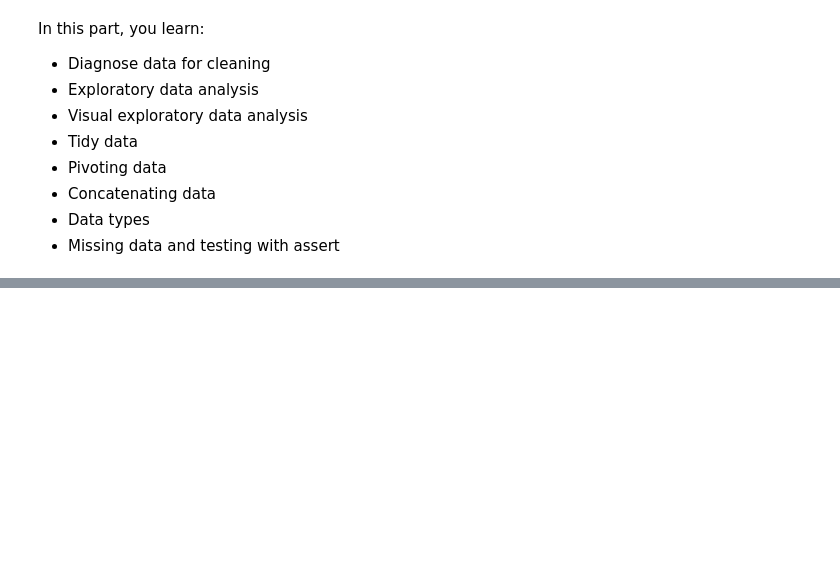
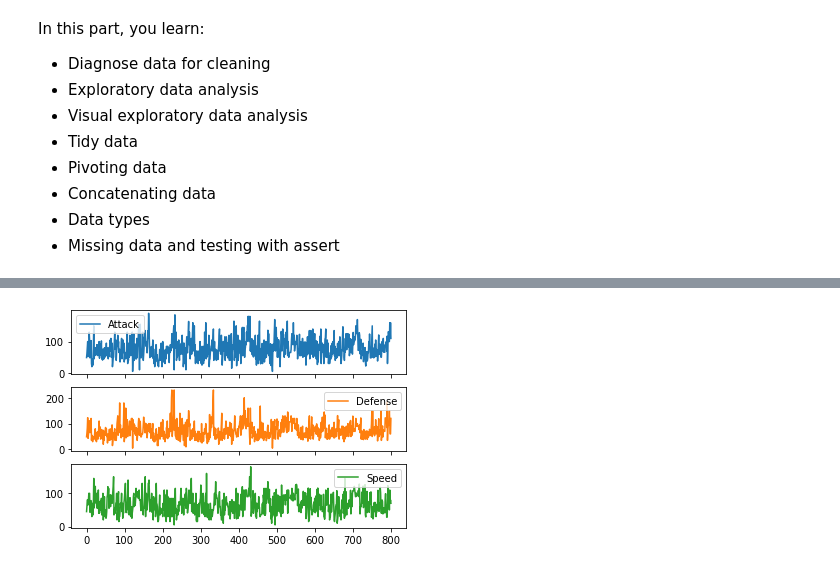
Before and after one commit to halimocakli/IntroductionToMachineLearning, a Jupyter notebook: Data Science Tutorial/DataScienceTutorial.ipynb, the cells around one changed output, grey strips where cells are left out. Drawn from its saved outputs; the diff is of its cells as text; code cells hidden in the pictures; blank space fills up the shorter version.

```diff
--- a/Data Science Tutorial/DataScienceTutorial.ipynb
+++ b/Data Science Tutorial/DataScienceTutorial.ipynb
@@ -1295,0 +1398,6 @@ In this part, you learn:
+# %%
+# subplots
+data1.plot(subplots = True)
+plt.show()
+# %% [output]
+[figure, added]
```
Also changed, not shown: parts of 33 cells of this notebook.
